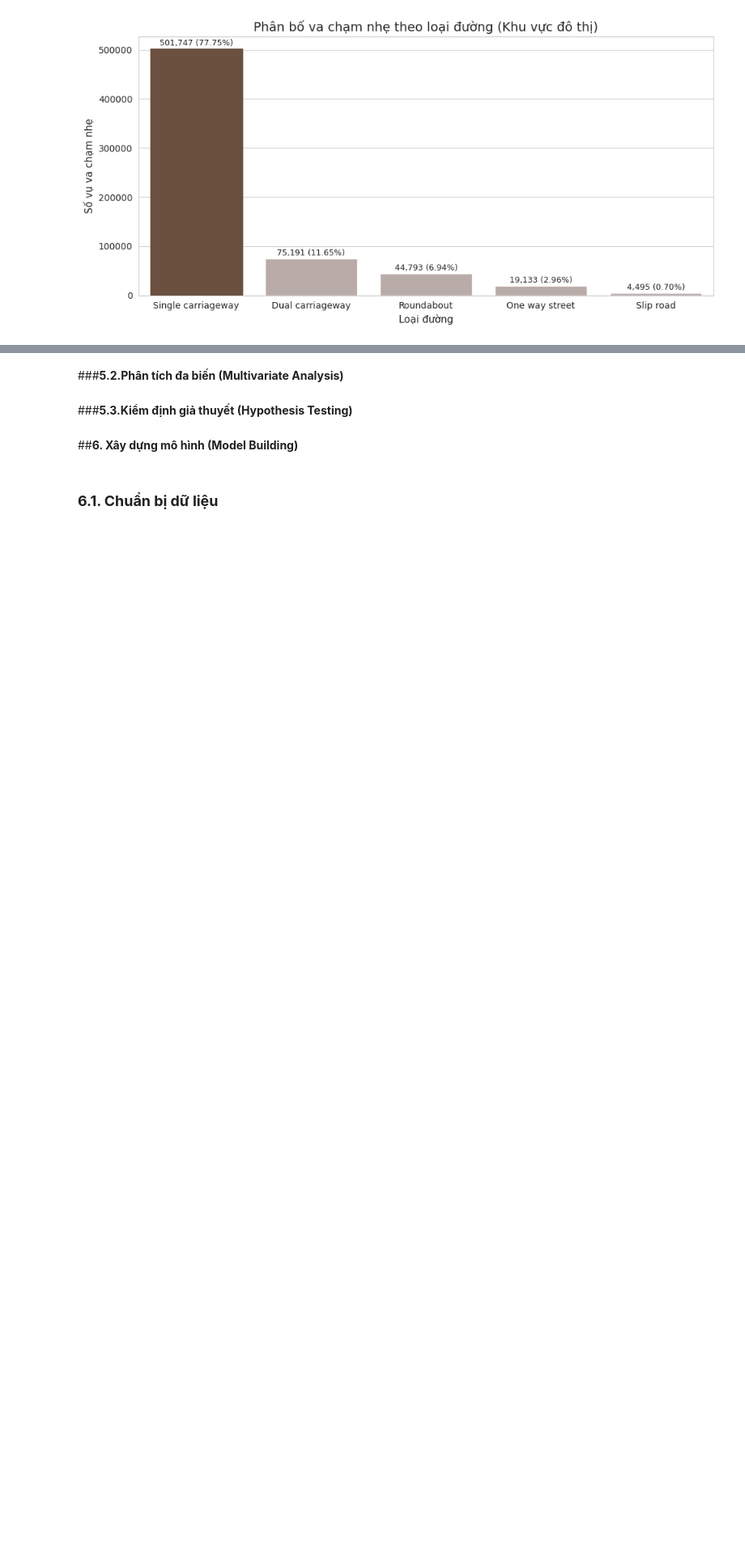
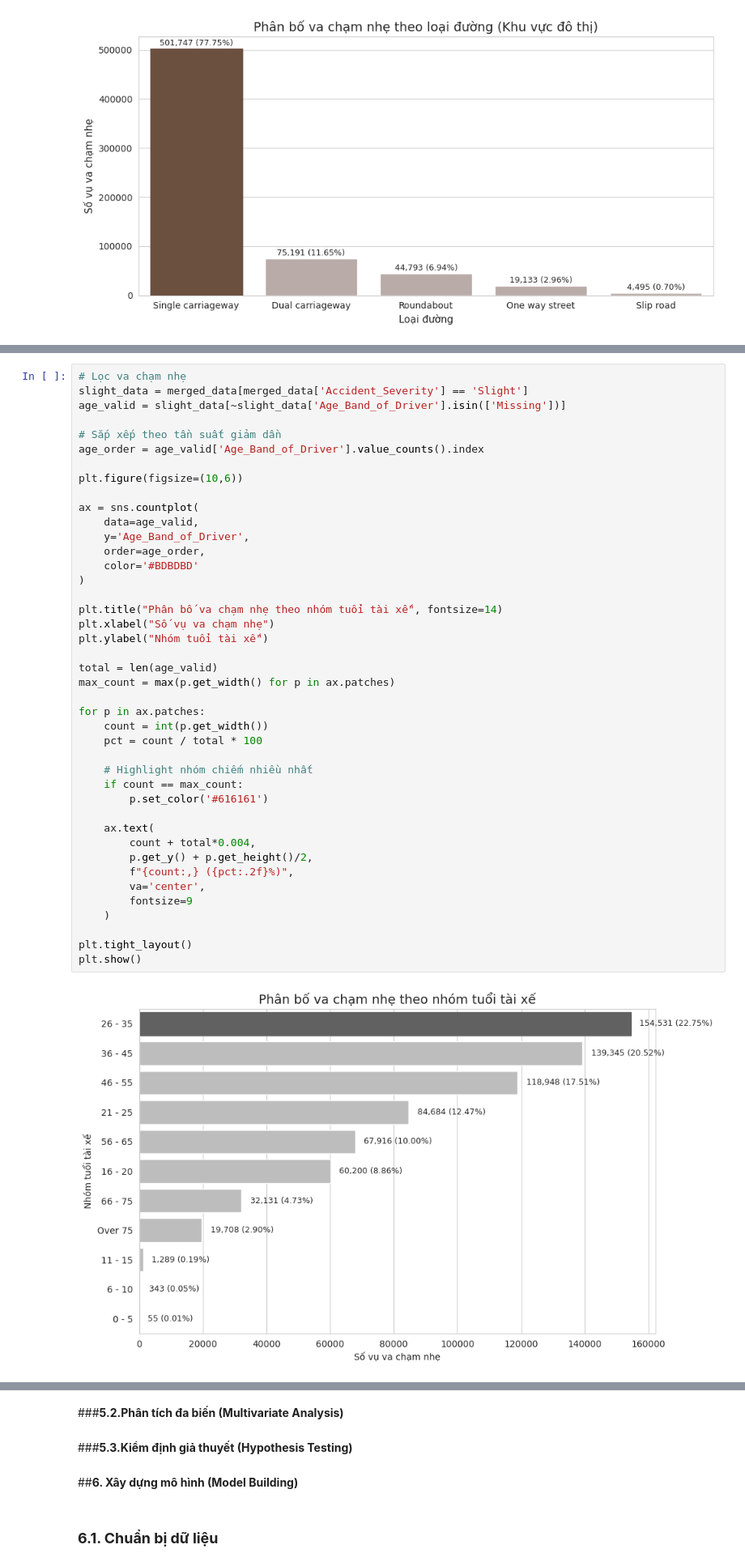
Before and after one commit to mihhwiNick/DA_project, a Jupyter notebook: UK_Road_Traffic_Accident_DA.ipynb, the cells around one changed output, grey strips where cells are left out. Shown at 81% size. Cells and saved outputs as stored; diff of their text form; blank space fills up the shorter version.

```diff
--- a/UK_Road_Traffic_Accident_DA.ipynb
+++ b/UK_Road_Traffic_Accident_DA.ipynb
@@ -1330,0 +1406,44 @@ plt.show()
+# %%
+# Lọc va chạm nhẹ
+slight_data = merged_data[merged_data['Accident_Severity'] == 'Slight']
+age_valid = slight_data[~slight_data['Age_Band_of_Driver'].isin(['Missing'])]
+
+# Sắp xếp theo tần suất giảm dần
+age_order = age_valid['Age_Band_of_Driver'].value_counts().index
+
+plt.figure(figsize=(10,6))
+
+ax = sns.countplot(
+    data=age_valid,
+    y='Age_Band_of_Driver',
+    order=age_order,
+    color='#BDBDBD'
+)
+
+plt.title("Phân bố va chạm nhẹ theo nhóm tuổi tài xế", fontsize=14)
+plt.xlabel("Số vụ va chạm nhẹ")
+plt.ylabel("Nhóm tuổi tài xế")
+
+total = len(age_valid)
+max_count = max(p.get_width() for p in ax.patches)
+
+for p in ax.patches:
+    count = int(p.get_width())
+    pct = count / total * 100
+
+    # Highlight nhóm chiếm nhiều nhất
+    if count == max_count:
+        p.set_color('#616161')
+
+    ax.text(
+        count + total*0.004,
+        p.get_y() + p.get_height()/2,
+        f"{count:,} ({pct:.2f}%)",
+        va='center',
+        fontsize=9
+    )
+
+plt.tight_layout()
+plt.show()
+# %% [output]
+[figure, added]
```
Also changed, not shown: parts of 17 cells of this notebook.
